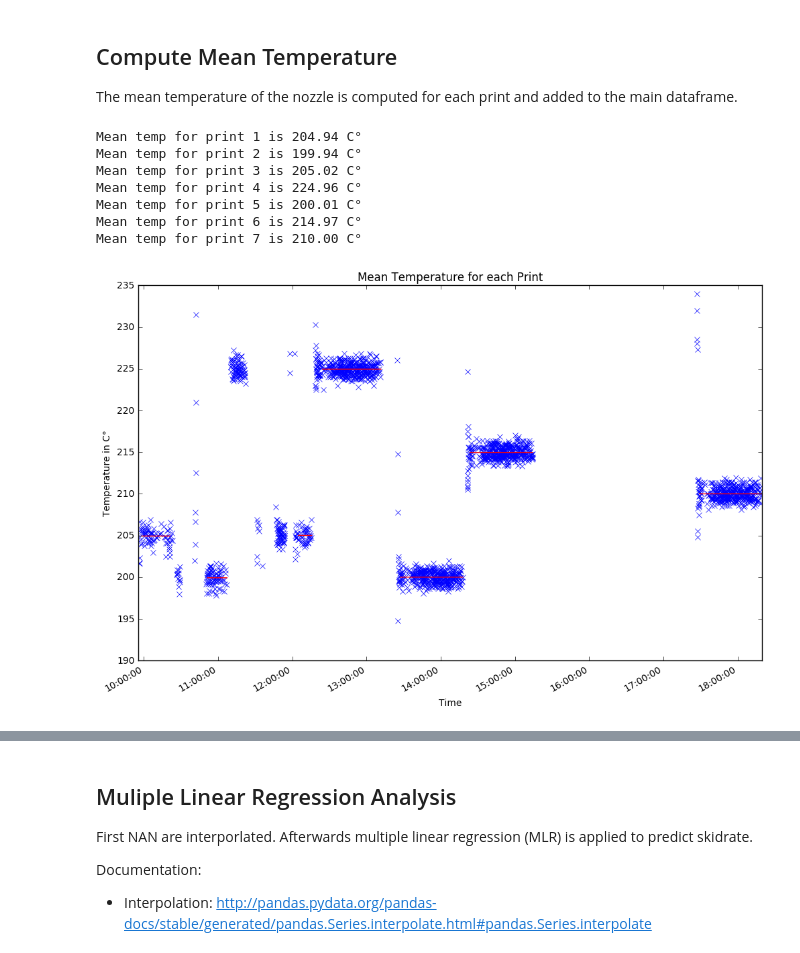
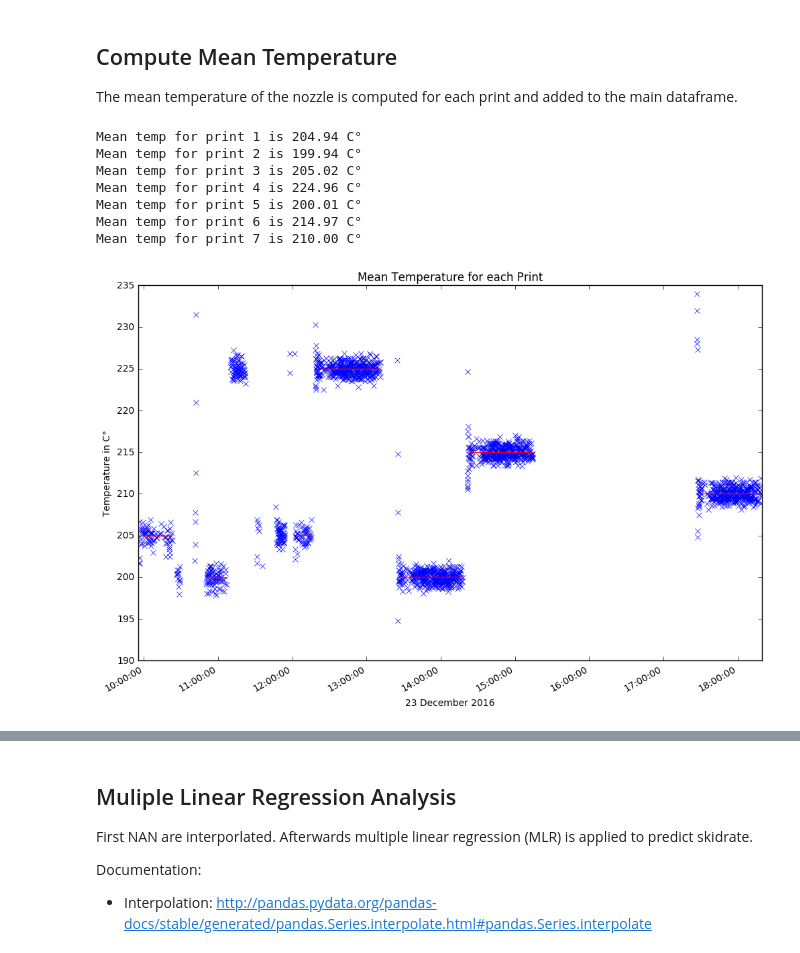
Before and after one commit to jinnerbichler/iot-lab-analysis, a Jupyter notebook: iot_lab_analysis.ipynb, the cells around one changed output, grey strips where cells are left out. Saved outputs shown, nothing was run; the diff lists cells and outputs as text; code cells hidden in the pictures.

```diff
--- a/iot_lab_analysis.ipynb
+++ b/iot_lab_analysis.ipynb
@@ -99,32 +99,32 @@ The mean temperature of the nozzle is computed for each print and added to the m
 # %%
 temp_mean = np.nan * np.ones(shape=len(fila_distance))
 num_prints = int(df['fila.run.id'].max())
 for session_id in range(1, num_prints+1):
     temp = df['temp.nozzle.current']
     ixs = np.array(df['fila.run.id'] == session_id, dtype=bool)
     temp_mean[ixs] = temp[ixs].mean()
     print('Mean temp for print {} is {:.2f} C°'.format(session_id, temp[ixs].mean()))
 
 temp_mean = pd.Series(index=fila_distance.index, data=temp_mean)
 
 df['temp.nozzle.current'].plot(style='x', figsize=(12, 8))
 ax = temp_mean.plot(style='r', figsize=(12, 8))
-ax.set_xlabel("Time")
+ax.set_xlabel("23 December 2016")
 ax.set_ylabel("Temperature in C°")
 plt.title('Mean Temperature for each Print')
 plt.show()
 
 # add to main dataframe
 df['temp.nozzle.mean'] = temp_mean
 # %% [output]
 Mean temp for print 1 is 204.94 C°
 Mean temp for print 2 is 199.94 C°
 Mean temp for print 3 is 205.02 C°
 Mean temp for print 4 is 224.96 C°
 Mean temp for print 5 is 200.01 C°
 Mean temp for print 6 is 214.97 C°
 Mean temp for print 7 is 210.00 C°
-[figure, old version]
+[figure, new version]
 # %%
 # store as csv
 df.to_csv('printer_data_23_12_2016.csv', date_format='%s')
```
Also changed, not shown: parts of 4 cells of this notebook.
